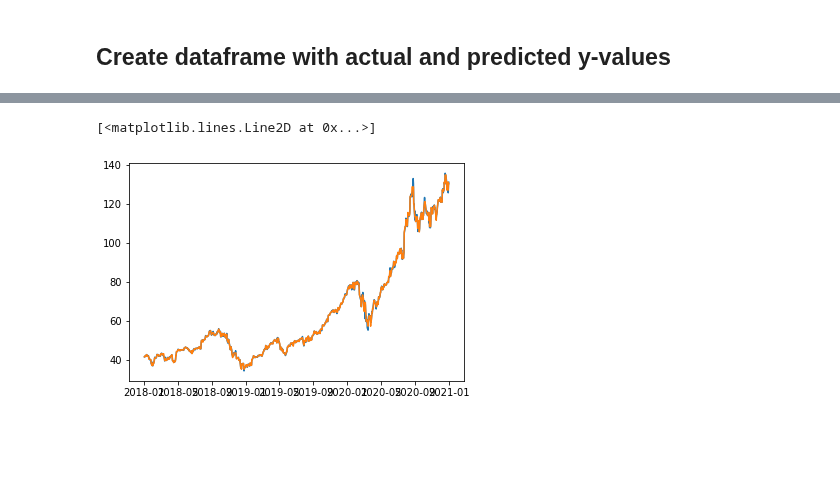
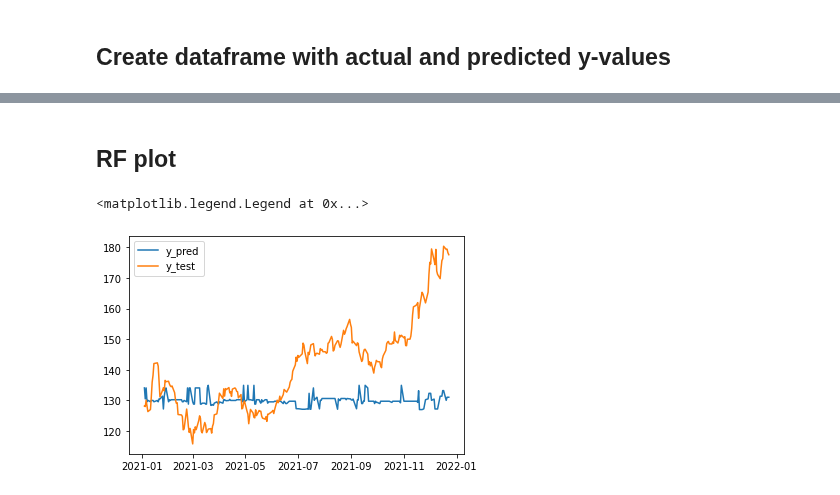
Before and after one commit to ivanlimsy/iOracle, a Jupyter notebook: notebooks/iOracle Random Forest Regressor - Brendan.ipynb, the cells around one changed output, grey strips where cells are left out. Cells and saved outputs as stored; diff of their text form; code cells hidden in the pictures; blank space fills up the shorter version.

```diff
--- a/notebooks/iOracle Random Forest Regressor - Brendan.ipynb
+++ b/notebooks/iOracle Random Forest Regressor - Brendan.ipynb
@@ -316,6 +297,9 @@ df['y_pred_2'] = y_pred_2
-# %%
-plt.plot(df['5d_future_close'], label="5d_future_close")
-plt.plot(df['y_pred_2'], label="y_pred_2")
-# %% [output]
-[<matplotlib.lines.Line2D at 0x...>]
-[figure, removed]
+# %% [markdown]
+## RF plot
+# %%
+plt.plot(y_values.index, y_pred, label='y_pred')
+plt.plot(y_values.index, y_test, label='y_test')
+plt.legend()
+# %% [output]
+<matplotlib.legend.Legend at 0x...>
+[figure, added]
```
Also changed, not shown: parts of 10 cells of this notebook.
